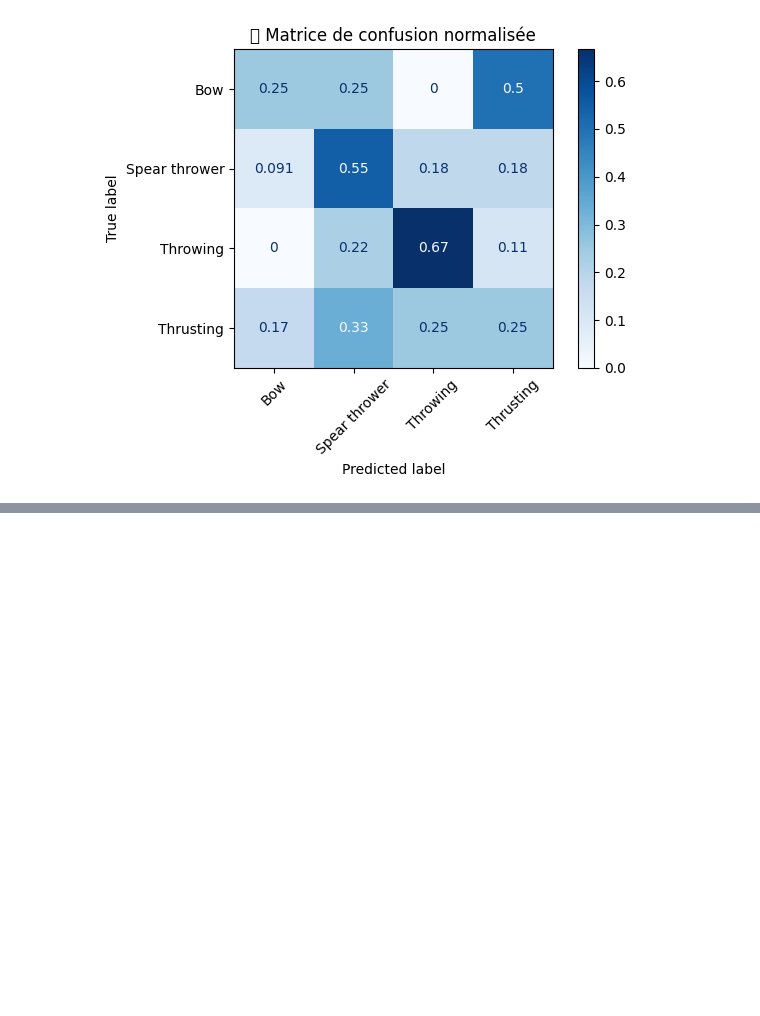
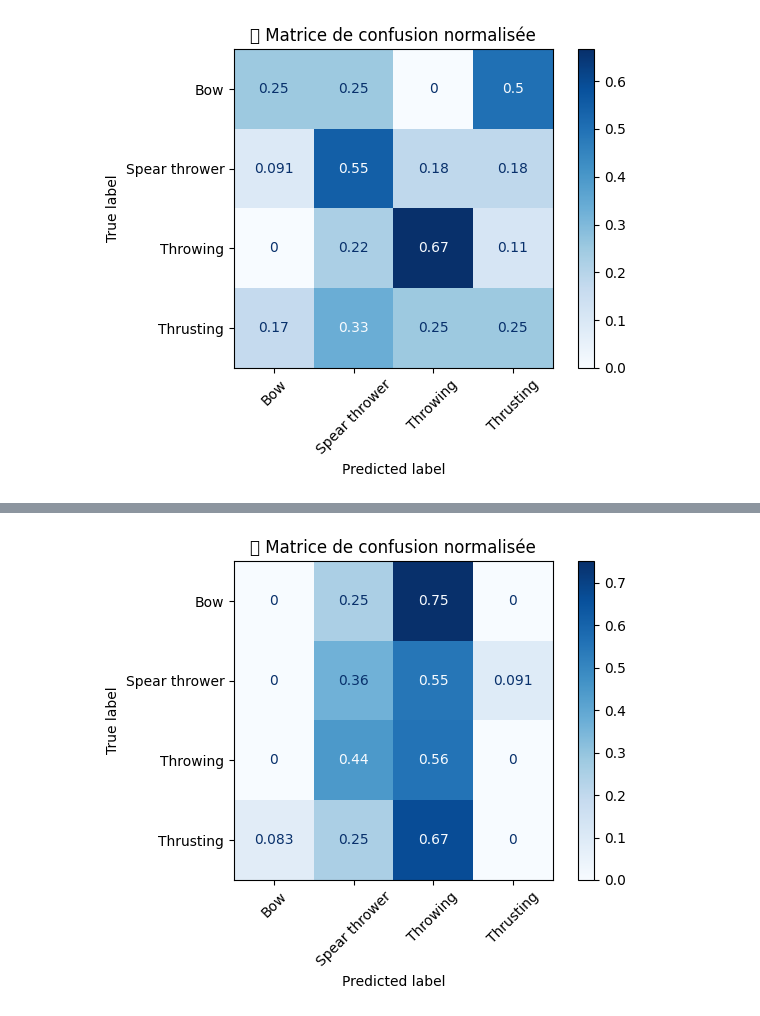
Before and after one commit to AdrienPiette/Usual_analysis, a Jupyter notebook: notebooks/model_training.ipynb, the cells around one changed output, grey strips where cells are left out. Saved outputs shown, nothing was run; the diff lists cells and outputs as text; code cells hidden in the pictures; blank space fills up the shorter version.

Commit message:
new model with new data

```diff
--- a/notebooks/model_training.ipynb
+++ b/notebooks/model_training.ipynb
@@ -386,3 +386,83 @@ plt.show()
     macro avg      0.408     0.428     0.413        36
  weighted avg      0.430     0.444     0.431        36
 [figure]
+# %%
+import pandas as pd
+from sklearn.model_selection import train_test_split
+from sklearn.pipeline import Pipeline
+from sklearn.compose import ColumnTransformer
+from sklearn.preprocessing import OrdinalEncoder, LabelEncoder
+from sklearn.impute import SimpleImputer
+from sklearn.ensemble import RandomForestClassifier
+from sklearn.metrics import classification_report, confusion_matrix, ConfusionMatrixDisplay
+import joblib
+import os
+import matplotlib.pyplot as plt
+
+# 1. Chargement des données
+df = pd.read_excel(r'C:\Users\pieta\OneDrive\Bureau\tracéo_justin\Usual_analysis\data\data_training.xlsx')
+
+
+# 4. Séparation X/y
+X = df.drop(columns=['Mode of Propulsion'])
+y = df['Mode of Propulsion']
+
+# 5. Encodage de la cible
+le = LabelEncoder()
+y_enc = le.fit_transform(y)
+
+# 6. Split
+X_train, X_test, y_train, y_test = train_test_split(X, y_enc, stratify=y_enc, test_size=0.2, random_state=42)
+
+# Identify categorical columns
+cat_cols = X.select_dtypes(include='object').columns.tolist()
+
+# Preprocessing pipeline for categorical columns
+cat_pipeline = Pipeline([
+    ('imputer', SimpleImputer(strategy='constant', fill_value='missing')),
+    ('encoder', OrdinalEncoder(handle_unknown='use_encoded_value', unknown_value=-1))
+])
+
+# Full preprocessor
+preprocessor = ColumnTransformer([
+    ('cat', cat_pipeline, cat_cols)
+], remainder='passthrough')
+
+# Full pipeline with preprocessing + classifier
+pipeline = Pipeline([
+    ('preprocessor', preprocessor),
+    ('classifier', RandomForestClassifier(n_estimators=1000, max_depth=10, class_weight='balanced', random_state=42))
+])
+
+pipeline.fit(X_train, y_train)
+
+# 9. Analyse des variables importantes
+encoded_names = pipeline.named_steps['preprocessor'].named_transformers_['cat'] \
+    .named_steps['encoder'].get_feature_names_out(cat_cols)
+all_feature_names = list(encoded_names)
+
+importances = pipeline.named_steps['classifier'].feature_importances_
+importance_df = pd.DataFrame({
+    'Feature': all_feature_names,
+    'Importance': importances
+}).sort_values(by='Importance', ascending=False)
+
+print("\n🔎 Top 10 des variables les plus importantes:")
+print(importance_df.head(10))
+
+# 10. Évaluation finale
+y_pred = pipeline.predict(X_test)
+y_test_labels = le.inverse_transform(y_test)
+y_pred_labels = le.inverse_transform(y_pred)
+
+print("\n📊 Rapport de classification (par classe + macro):")
+print(classification_report(y_test_labels, y_pred_labels, digits=3))
+
+# Matrice de confusion normalisée
+cm = confusion_matrix(y_test_labels, y_pred_labels, normalize='true')
+disp = ConfusionMatrixDisplay(confusion_matrix=cm, display_labels=le.classes_)
+disp.plot(cmap="Blues", xticks_rotation=45)
+plt.title("🧩 Matrice de confusion normalisée")
+plt.tight_layout()
+plt.show()
+# %% [output]
@@ -388,0 +488 @@ plt.show()
+[figure, added]
```
Also changed, not shown: parts of 1 cell of this notebook, 3 other files.
